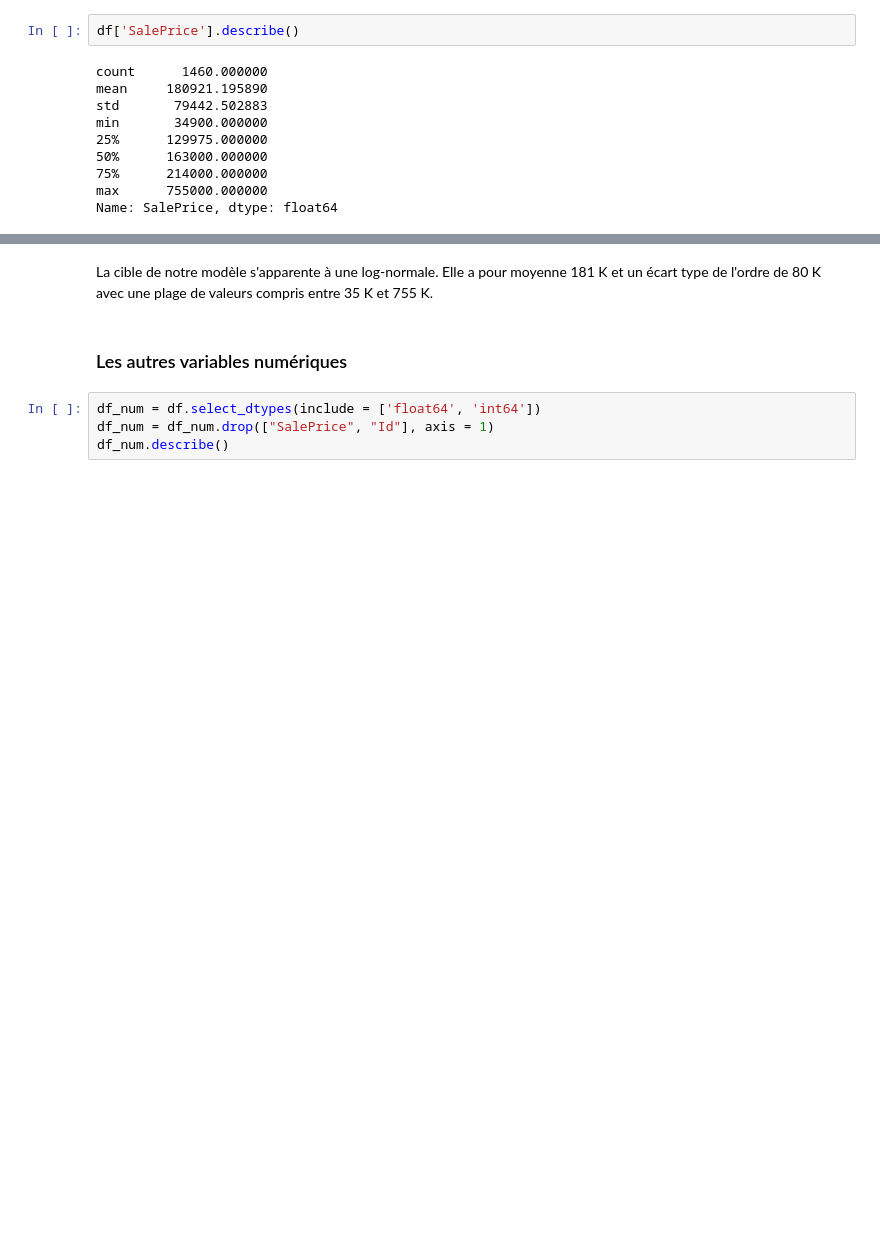
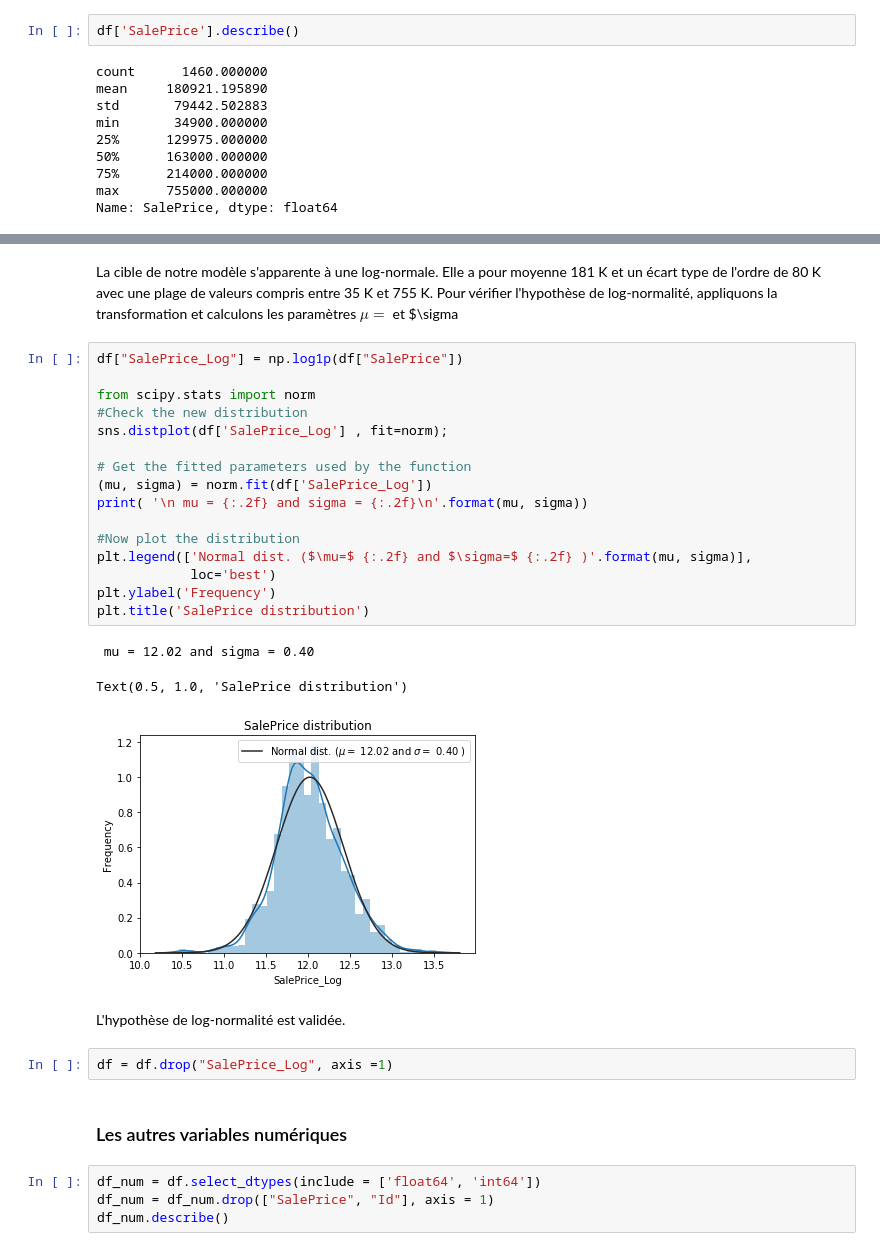
Before and after one commit to anthonymoisan/DeepLearningPredictHousePrices, a Jupyter notebook: src/Project_house_prices.ipynb, the cells around one changed output, grey strips where cells are left out. Saved outputs shown, nothing was run; the diff lists cells and outputs as text; blank space fills up the shorter version.

```diff
--- a/src/Project_house_prices.ipynb
+++ b/src/Project_house_prices.ipynb
@@ -268,5 +268,29 @@ plt.show()
 # %% [markdown]
-La cible de notre modèle s'apparente à une log-normale. Elle a pour moyenne 181 K et un écart type de l'ordre de 80 K avec une plage de valeurs compris entre 35 K et 755 K.
+La cible de notre modèle s'apparente à une log-normale. Elle a pour moyenne 181 K et un écart type de l'ordre de 80 K avec une plage de valeurs compris entre 35 K et 755 K. Pour vérifier l'hypothèse de log-normalité, appliquons la transformation et calculons les paramètres $\mu=$ et $\sigma
+# %%
+df["SalePrice_Log"] = np.log1p(df["SalePrice"])
+
+from scipy.stats import norm
+#Check the new distribution
+sns.distplot(df['SalePrice_Log'] , fit=norm);
+
+# Get the fitted parameters used by the function
+(mu, sigma) = norm.fit(df['SalePrice_Log'])
+print( '\n mu = {:.2f} and sigma = {:.2f}\n'.format(mu, sigma))
+
+#Now plot the distribution
+plt.legend(['Normal dist. ($\mu=$ {:.2f} and $\sigma=$ {:.2f} )'.format(mu, sigma)],
+            loc='best')
+plt.ylabel('Frequency')
+plt.title('SalePrice distribution')
+# %% [output]
+ mu = 12.02 and sigma = 0.40
+Text(0.5, 1.0, 'SalePrice distribution')
+[figure, added]
+# %% [markdown]
+L'hypothèse de log-normalité est validée.
+# %%
+df = df.drop("SalePrice_Log", axis =1)
 # %% [markdown]
 ### Les autres variables numériques
 # %%
```
Also changed, not shown: parts of 55 cells of this notebook.
